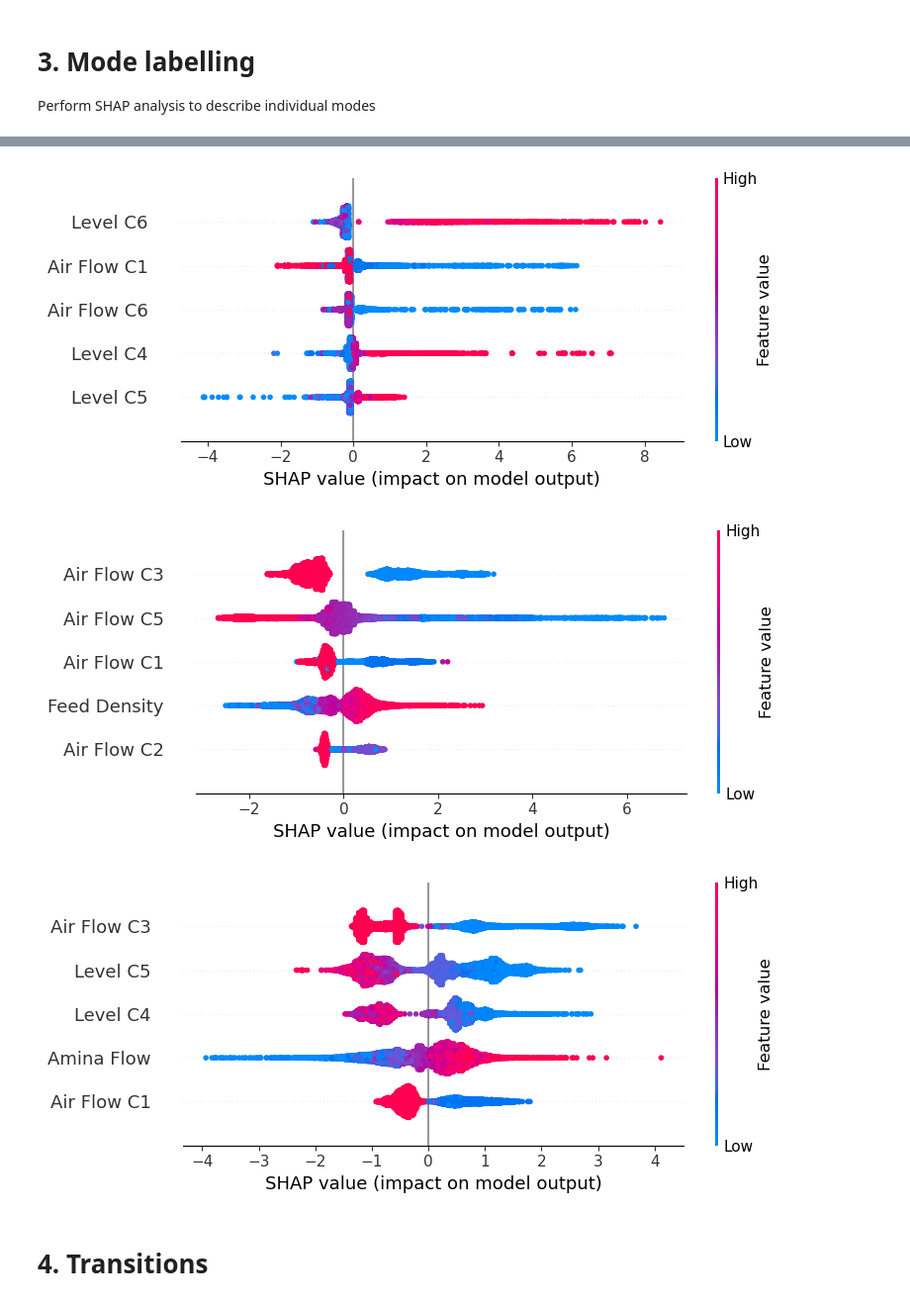
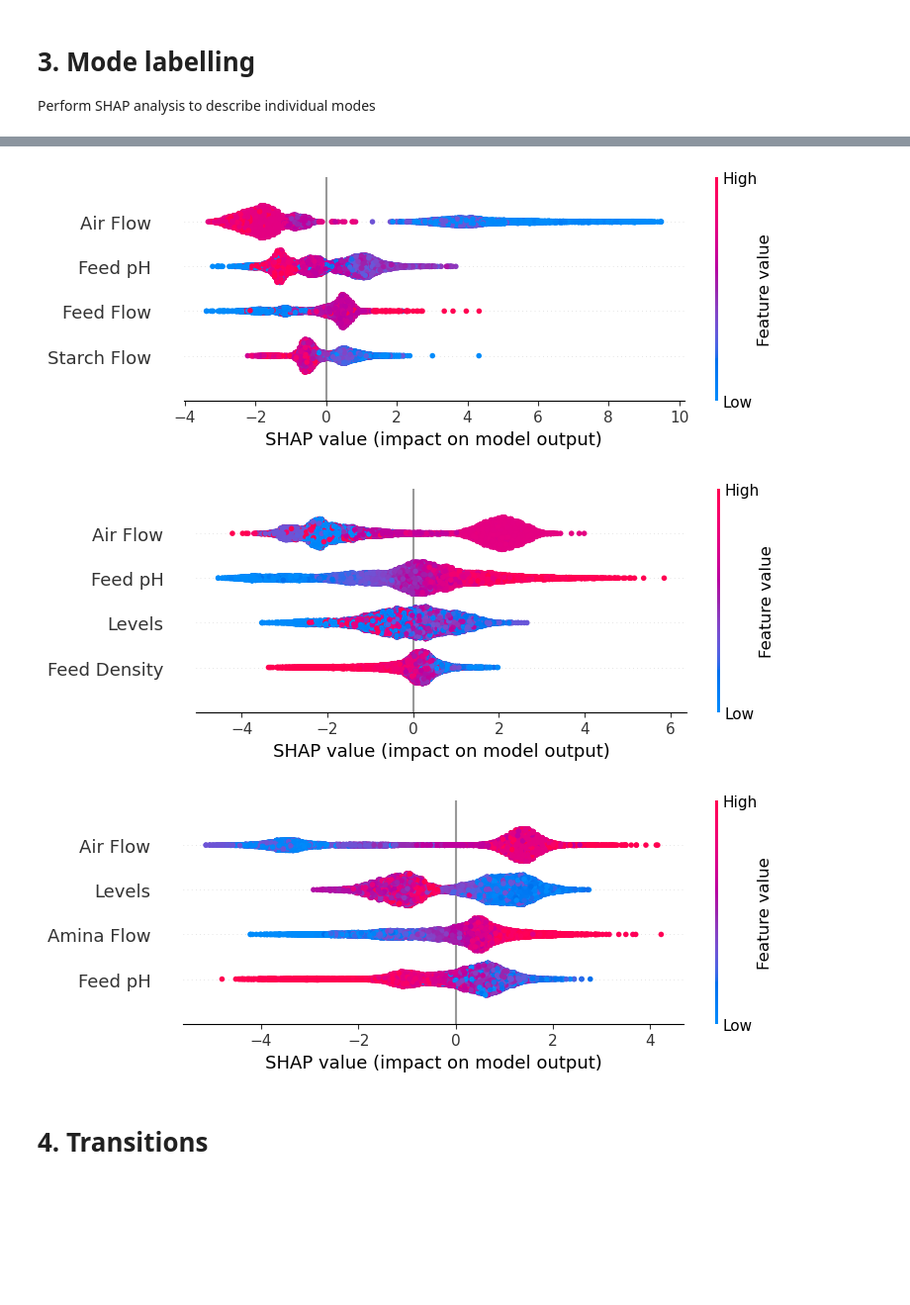
Before and after one commit to Stellenbosch-University-Process-Eng/Optimality-graph, a Jupyter notebook: caseStudy.ipynb, the cells around one changed output, grey strips where cells are left out. Shown at 99% size. Drawn from its saved outputs; the diff is of its cells as text; code cells hidden in the pictures; blank space fills up the shorter version.

```diff
--- a/caseStudy.ipynb
+++ b/caseStudy.ipynb
@@ -106 +106,13 @@ df.describe().T
+# %%
+targets = ['Product Fe', 'Product Si', 'Feed Fe', 'Feed Si']
+
+lag = 4*6  # 6 lagged variables at a regular lag of 4x 15 minutes = 1 hour is included
+cols = {}
+for col in df_resampled.columns:
+    if col not in targets:
+        for l in range(1, lag, 4):
+            cols[f'{col}_lag{l}'] = df_resampled[col].shift(l)
+
+df_model = pd.concat([df_resampled.drop(targets, axis=1), pd.DataFrame(cols)], axis=1).dropna()
+df = df_resampled.loc[df_model.index]
 # %% [markdown]
@@ -246,14 +285,28 @@ Perform SHAP analysis to describe individual modes
 # %%
 # Train basic LightGBM classifier
 lgb_classifier = lgb.LGBMClassifier(
-    n_estimators=100,
+    n_estimators=200,
     learning_rate=0.1,
-    max_depth=5,
+    max_depth=6,
     random_state=42,
     verbose=-1  # Suppress warnings
 )
 
-y_pred = lgb_classifier.fit(df_model, df['ordered_cluster_label'])
-y_pred = lgb_classifier.predict(df_model)
+level_cols   = [c for c in df.columns if c.startswith('Level')]
+airflow_cols = [c for c in df.columns if c.startswith('Air Flow')]
+drop_cols    = targets + ['ordered_cluster_label']
+
+df_classifier = (df
+    .drop(columns=drop_cols + level_cols + airflow_cols, errors='ignore')
+    .assign(**{
+        'Levels':   df[level_cols].mean(axis=1),
+        'Air Flow': df[airflow_cols].mean(axis=1),
+    })
+)
+
+#df_classifier = df.drop(['ordered_cluster_label'], axis=1).drop(targets, axis=1).copy()
+
+y_pred = lgb_classifier.fit(df_classifier, df['ordered_cluster_label'])
+y_pred = lgb_classifier.predict(df_classifier)
 print(accuracy_score(df['ordered_cluster_label'], y_pred))
 # %% [output]
@@ -265,11 +314,16 @@ shap_values = explainer.shap_values(df_model)
+# %%
+# Initialize the SHAP explainer for the gradient boosting classifier
+explainer = shap.TreeExplainer(lgb_classifier)
+shap_values = explainer.shap_values(df_classifier)
 # %%
-for c in [0,3,5]:#range(3):
+nn = 3
+for c in [0, 1, 4]:#range(3):
     idx = np.argsort(np.mean(np.abs(shap_values[:,:,c-1]), axis = 0))[::-1]
-    shap.summary_plot(shap_values[:,idx[0:5],c-1], df_model.iloc[:, idx[0:5]])
+    shap.summary_plot(shap_values[:,idx[0:nn+1],c-1], df_classifier.iloc[:, idx[0:nn+1]])
 # %% [output]
-[figure, old version]
+[figure, new version]
-[figure, old version]
+[figure, new version]
-[figure, old version]
+[figure, new version]
 # %% [markdown]
 # 4. Transitions
 # %% [markdown]
```
Also changed, not shown: parts of 22 cells of this notebook.
